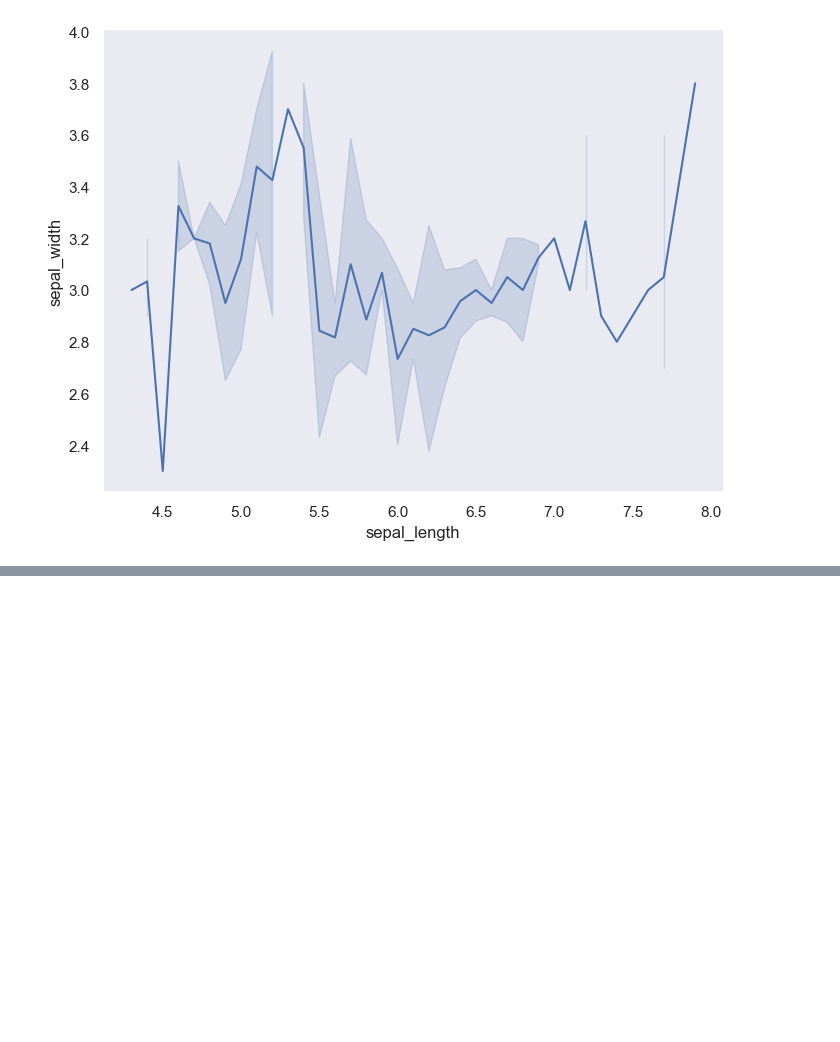
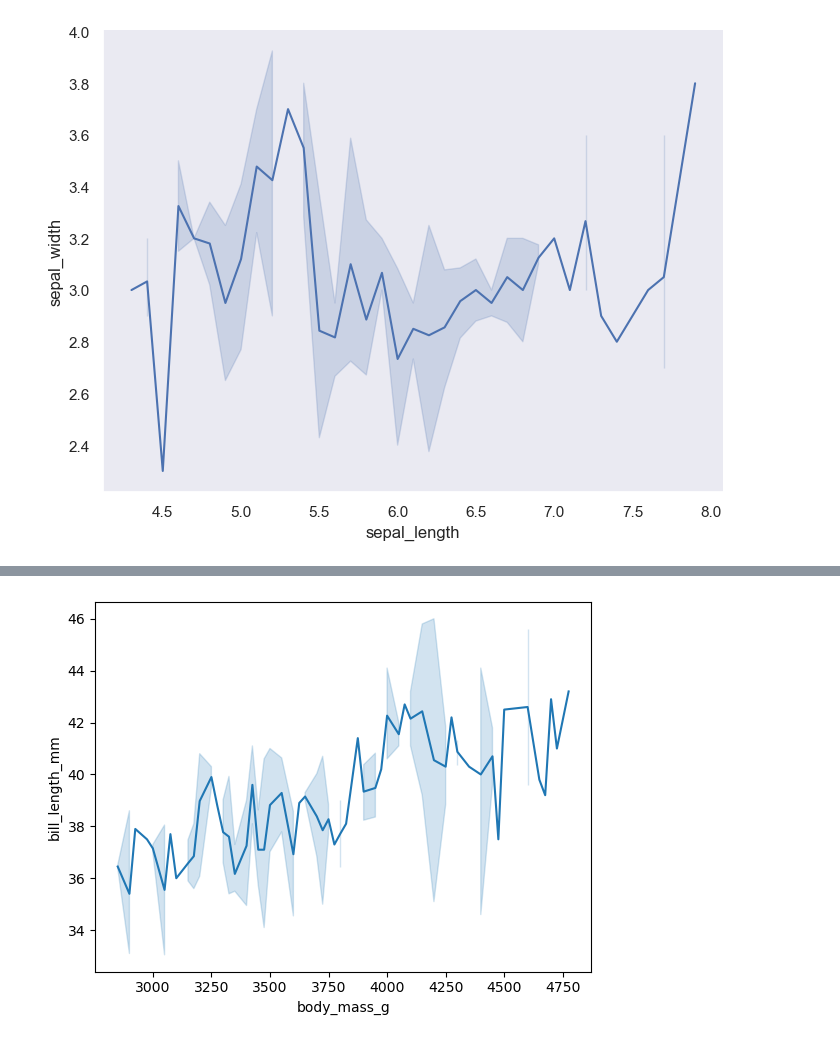
Before and after one commit to abhilash1704/data-analyst, a Jupyter notebook: seaborn.ipynb, the cells around one changed output, grey strips where cells are left out. Saved outputs shown, nothing was run; the diff lists cells and outputs as text; code cells hidden in the pictures; blank space fills up the shorter version.

```diff
--- a/seaborn.ipynb
+++ b/seaborn.ipynb
@@ -58,0 +122,6 @@ plt.show()
+# %%
+y_1=sns.load_dataset('penguins').head(150)
+sns.lineplot(x="body_mass_g",y="bill_length_mm",data=y_1)
+plt.show()
+# %% [output]
+[figure, added]
```
Also changed, not shown: parts of 10 cells of this notebook.
